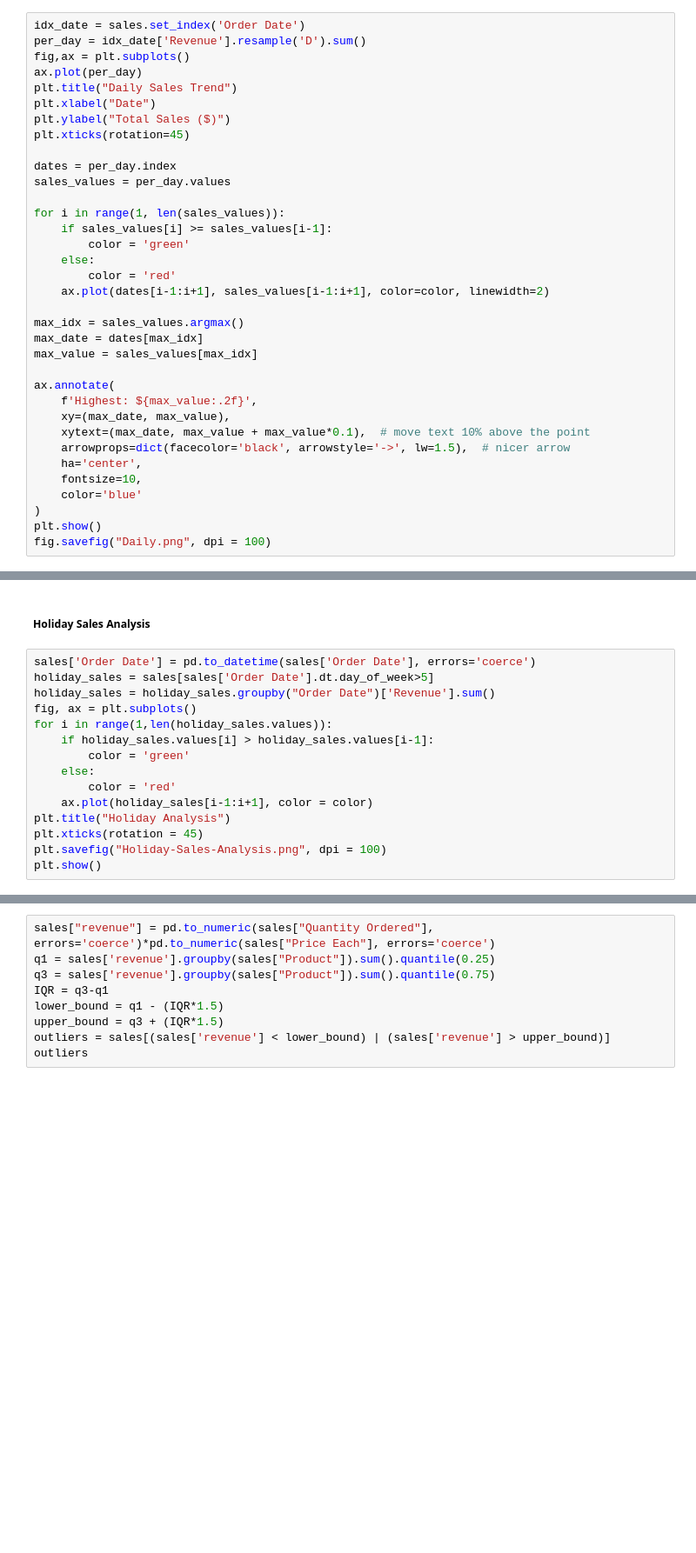
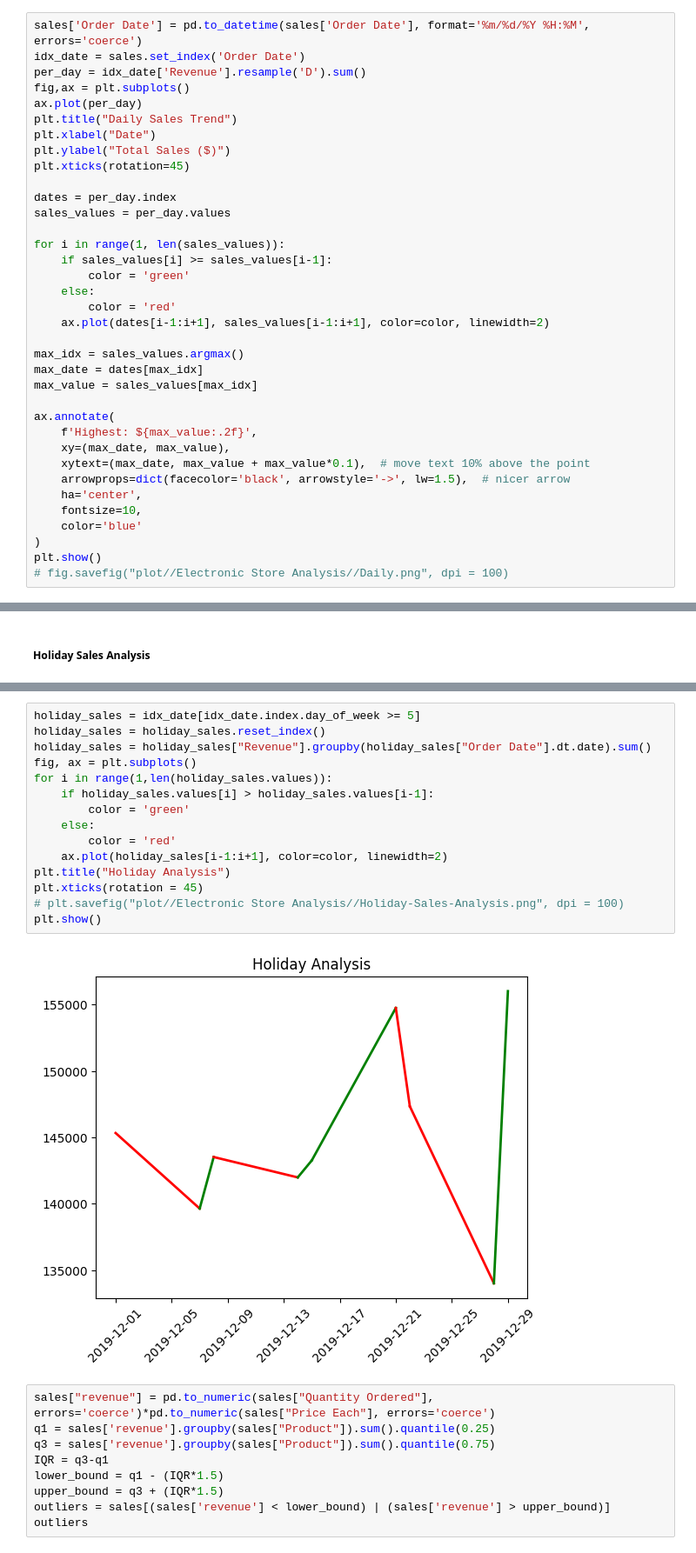
Before and after one commit to tahaftm/Data-Analysis-Projects, a Jupyter notebook: Electronic store Analysis.ipynb, the cells around one changed output, grey strips where cells are left out. Shown at 87% size. Saved outputs shown, nothing was run; the diff lists cells and outputs as text; blank space fills up the shorter version.

```diff
--- a/Electronic store Analysis.ipynb
+++ b/Electronic store Analysis.ipynb
@@ -99,6 +103,7 @@ table1
 # %% [markdown]
 Daily
 # %%
+sales['Order Date'] = pd.to_datetime(sales['Order Date'], format='%m/%d/%Y %H:%M',  errors='coerce')
 idx_date = sales.set_index('Order Date')
 per_day = idx_date['Revenue'].resample('D').sum()
 fig,ax = plt.subplots()
@@ -132,6 +137,6 @@ ax.annotate(
     color='blue'
 )
 plt.show()
-fig.savefig("Daily.png", dpi = 100)
+# fig.savefig("plot//Electronic Store Analysis//Daily.png", dpi = 100)
 # %% [output]
 [figure]
@@ -352,18 +357,3 @@ pd.DataFrame(Lowest_date.head()).rename({'Price Each' : "Revenue"}, axis='column
 | 2019-12-19 | 137732.67 |
 # %% [markdown]
 ##### Holiday Sales Analysis
-# %%
-sales['Order Date'] = pd.to_datetime(sales['Order Date'], errors='coerce')
-holiday_sales = sales[sales['Order Date'].dt.day_of_week>5]
-holiday_sales = holiday_sales.groupby("Order Date")['Revenue'].sum()
-fig, ax = plt.subplots()
-for i in range(1,len(holiday_sales.values)):
-    if holiday_sales.values[i] > holiday_sales.values[i-1]:
-        color = 'green'
-    else:
-        color = 'red'
-    ax.plot(holiday_sales[i-1:i+1], color = color)
-plt.title("Holiday Analysis")
-plt.xticks(rotation = 45)
-plt.savefig("Holiday-Sales-Analysis.png", dpi = 100)
-plt.show()
@@ -372,3 +360,20 @@ plt.show()
+# %%
+holiday_sales = idx_date[idx_date.index.day_of_week >= 5]
+holiday_sales = holiday_sales.reset_index()
+holiday_sales = holiday_sales["Revenue"].groupby(holiday_sales["Order Date"].dt.date).sum()
+fig, ax = plt.subplots()
+for i in range(1,len(holiday_sales.values)):
+    if holiday_sales.values[i] > holiday_sales.values[i-1]:
+        color = 'green'
+    else:
+        color = 'red'
+    ax.plot(holiday_sales[i-1:i+1], color=color, linewidth=2)
+plt.title("Holiday Analysis")
+plt.xticks(rotation = 45)
+# plt.savefig("plot//Electronic Store Analysis//Holiday-Sales-Analysis.png", dpi = 100)
+plt.show()
+# %% [output]
+[figure, added]
 # %%
 sales["revenue"] = pd.to_numeric(sales["Quantity Ordered"], errors='coerce')*pd.to_numeric(sales["Price Each"], errors='coerce')
 q1 = sales['revenue'].groupby(sales["Product"]).sum().quantile(0.25)
```
Also changed, not shown: parts of 14 cells of this notebook, 2 other files.
